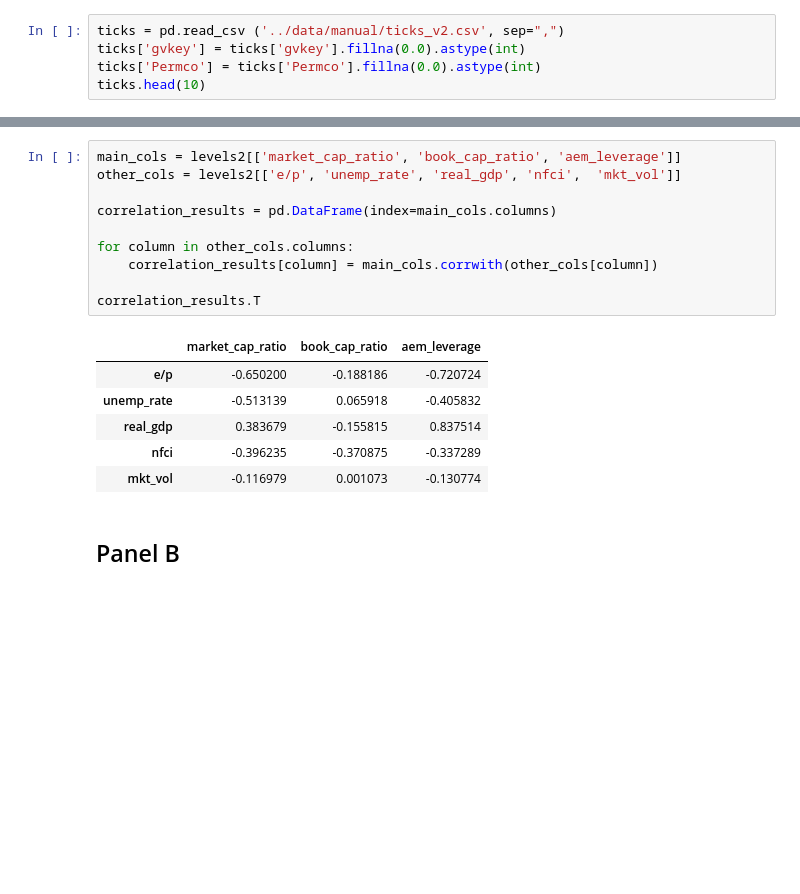
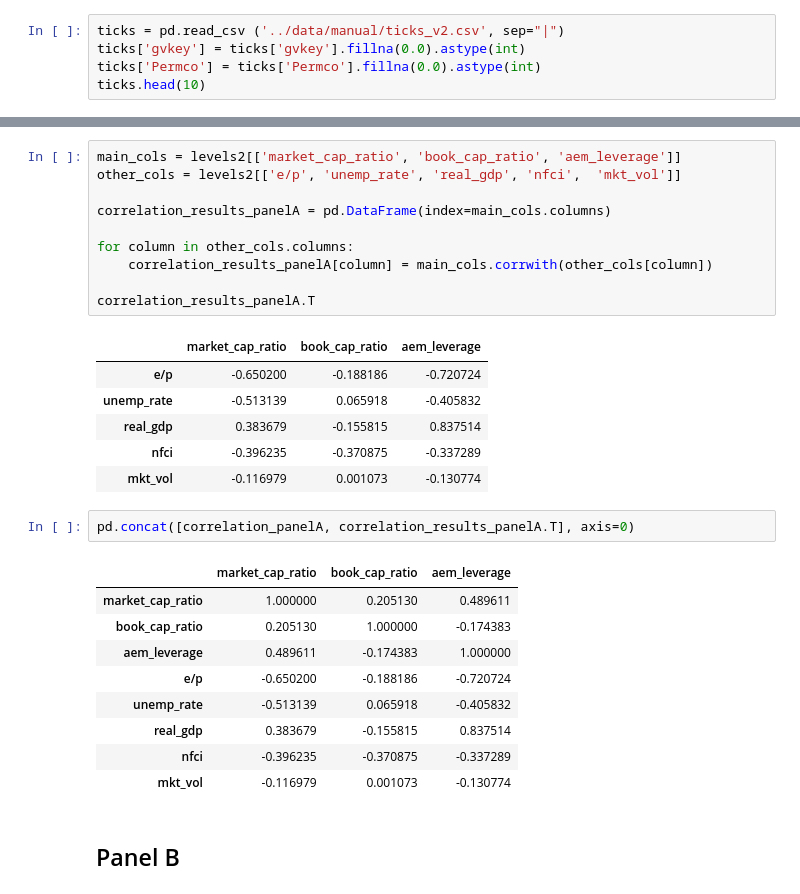
Before and after one commit to 1scarecrow1/intermediary-asset-pricing, a Jupyter notebook: src/Table03_v2.ipynb, the cells around one changed output, grey strips where cells are left out. Saved outputs shown, nothing was run; the diff lists cells and outputs as text; blank space fills up the shorter version.

Commit message:
Organized functions
- changed ticks_v2 delimiter
- added load_shillerpe
- added a notebook for Table03 to organize the functions

```diff
--- a/src/Table03_v2.ipynb
+++ b/src/Table03_v2.ipynb
@@ -5,7 +5,7 @@
 import pandas as pd
 import numpy as np
 # %%
-ticks = pd.read_csv ('../data/manual/ticks_v2.csv', sep=",")
+ticks = pd.read_csv ('../data/manual/ticks_v2.csv', sep="|")
 ticks['gvkey'] = ticks['gvkey'].fillna(0.0).astype(int)
 ticks['Permco'] = ticks['Permco'].fillna(0.0).astype(int)
 ticks.head(10)
@@ -927,12 +927,12 @@ correlation_panelA
 main_cols = levels2[['market_cap_ratio', 'book_cap_ratio', 'aem_leverage']]
 other_cols = levels2[['e/p', 'unemp_rate', 'real_gdp', 'nfci',  'mkt_vol']]
 
-correlation_results = pd.DataFrame(index=main_cols.columns)
+correlation_results_panelA = pd.DataFrame(index=main_cols.columns)
 
 for column in other_cols.columns:
-    correlation_results[column] = main_cols.corrwith(other_cols[column])
+    correlation_results_panelA[column] = main_cols.corrwith(other_cols[column])
 
-correlation_results.T
+correlation_results_panelA.T
 # %% [output]
 |  | market_cap_ratio | book_cap_ratio | aem_leverage |
 | e/p | -0.650200 | -0.188186 | -0.720724 |
@@ -940,6 +940,18 @@ correlation_results.T
 | real_gdp | 0.383679 | -0.155815 | 0.837514 |
 | nfci | -0.396235 | -0.370875 | -0.337289 |
 | mkt_vol | -0.116979 | 0.001073 | -0.130774 |
+# %%
+pd.concat([correlation_panelA, correlation_results_panelA.T], axis=0)
+# %% [output]
+|  | market_cap_ratio | book_cap_ratio | aem_leverage |
+| market_cap_ratio | 1.000000 | 0.205130 | 0.489611 |
+| book_cap_ratio | 0.205130 | 1.000000 | -0.174383 |
+| aem_leverage | 0.489611 | -0.174383 | 1.000000 |
+| e/p | -0.650200 | -0.188186 | -0.720724 |
+| unemp_rate | -0.513139 | 0.065918 | -0.405832 |
+| real_gdp | 0.383679 | -0.155815 | 0.837514 |
+| nfci | -0.396235 | -0.370875 | -0.337289 |
+| mkt_vol | -0.116979 | 0.001073 | -0.130774 |
 # %% [markdown]
 ## Panel B
 # %%
```
Also changed, not shown: parts of 2 cells of this notebook, 3 other files.
